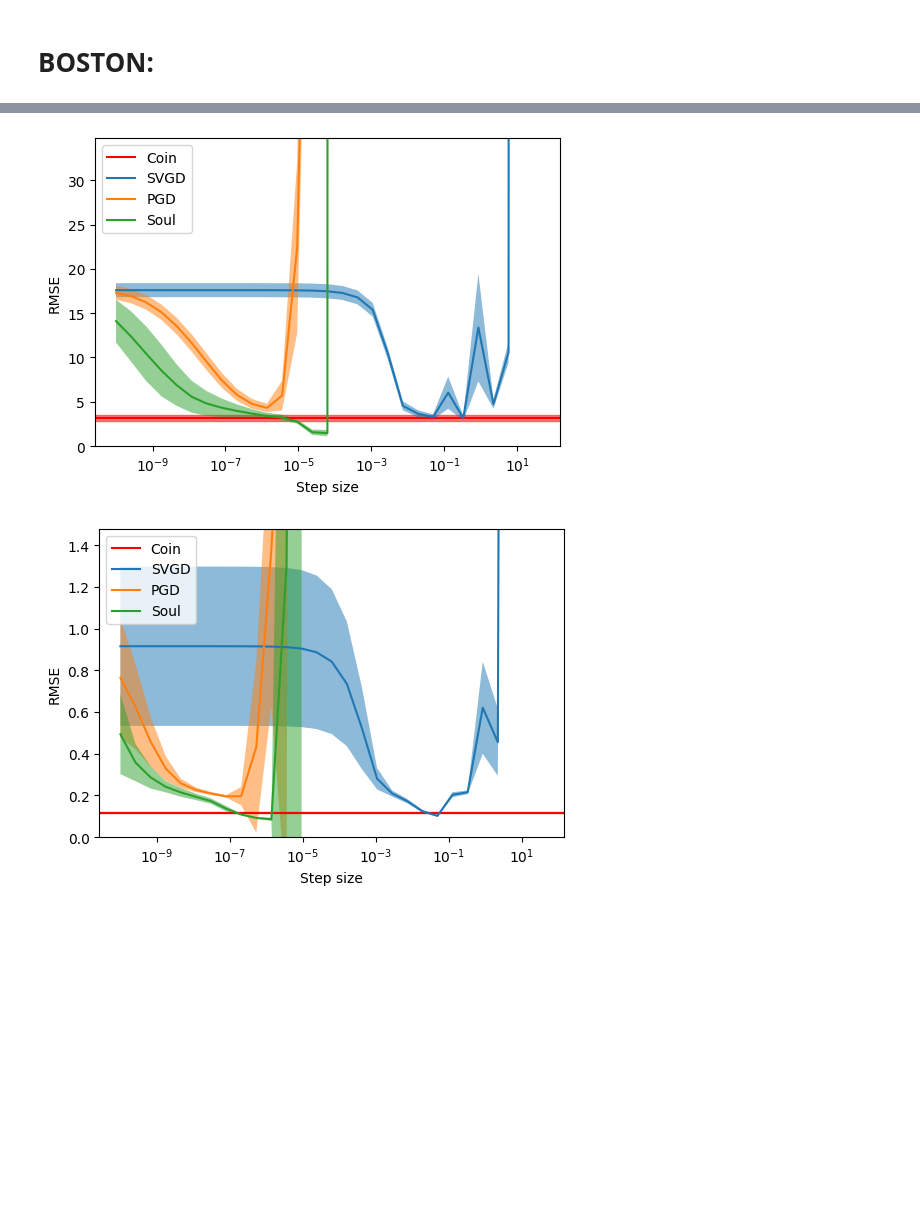
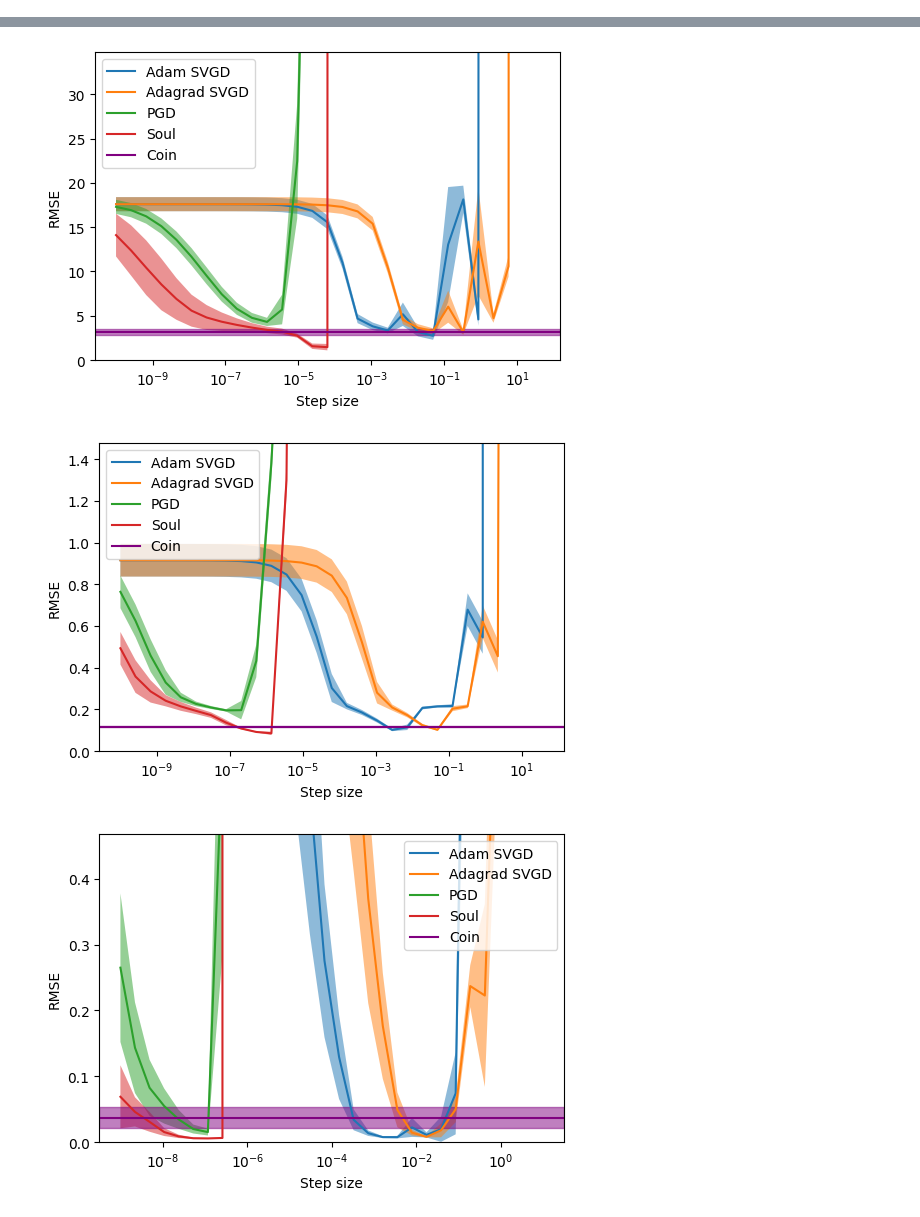
Before and after one commit to chris-nemeth/CoinEM, a Jupyter notebook: new_experiments/uci_bnn/plots.ipynb, the cells around one changed output, grey strips where cells are left out. Saved outputs shown, nothing was run; the diff lists cells and outputs as text; code cells hidden in the pictures; blank space fills up the shorter version.

```diff
--- a/new_experiments/uci_bnn/plots.ipynb
+++ b/new_experiments/uci_bnn/plots.ipynb
@@ -1,5 +1,3 @@
-# %% [markdown]
-# BOSTON:
 # %%
 import jax.numpy as jnp
 import jax.random as jr
@@ -13,7 +11,7 @@ from coinem.uci import Boston
 import matplotlib.pyplot as plt
 # %%
 
-for name in ["Boston", "Concrete", "Energy", "Kin8nm"]: #, "Naval", "Power", "Protein", "Wine", "Yacht"]
+for name in ["Boston", "Concrete", "Energy", "Kin8nm", "Naval", "Power"]:#, "Protein", "Wine", "Yacht"]
 
     with open(f"results/{name}.pkl","rb") as f:
         data = pickle.load(f)
@@ -31,20 +29,16 @@ for name in ["Boston", "Concrete", "Energy", "Kin8nm"]: #, "Naval", "Power", "Pr
     # Index of the iteration to plot
     i = -1
 
-    thresh = 10
+    thresh = 20 * jnp.mean(coin[:, i].std(axis=0))
 
     fig, ax = plt.subplots(figsize=(6, 4))
 
-    # Plot coin
-    ax.axhline(coin[:, i].mean(axis=0), label="Coin", color = "red")
-    ax.axhspan(coin[:, i].mean(axis=0) - coin[:, i].std(axis=0), coin[:, i].mean(axis=0) + coin[:, i].std(axis=0), alpha=0.5, color = "red")
-
     # # Plot adam
-    # ax.plot(step_sizes, adam[:,:,i].mean(axis=0), label='Adam SVGD')
-    # ax.fill_between(step_sizes, adam[:,:,i].mean(axis=0) - jnp.minimum(adam[:,:,i].std(axis=0), thresh), adam[:,:,i].mean(axis=0) + jnp.minimum(adam[:,:,i].std(axis=0), thresh), alpha=0.5)
+    ax.plot(step_sizes, adam[:,:,i].mean(axis=0), label='Adam SVGD')
+    ax.fill_between(step_sizes, adam[:,:,i].mean(axis=0) - jnp.minimum(adam[:,:,i].std(axis=0), thresh), adam[:,:,i].mean(axis=0) + jnp.minimum(adam[:,:,i].std(axis=0), thresh), alpha=0.5)
 
     # Plot ada
-    ax.plot(step_sizes, ada[:,:,i].mean(axis=0), label='SVGD')
+    ax.plot(step_sizes, ada[:,:,i].mean(axis=0), label='Adagrad SVGD')
     ax.fill_between(step_sizes, ada[:,:,i].mean(axis=0) - jnp.minimum(ada[:,:,i].std(axis=0), thresh), ada[:,:,i].mean(axis=0) + jnp.minimum(ada[:,:,i].std(axis=0), thresh), alpha=0.5)
 
     # Plot pgd
@@ -55,6 +49,10 @@ for name in ["Boston", "Concrete", "Energy", "Kin8nm"]: #, "Naval", "Power", "Pr
     ax.plot(step_sizes, soul[:,:,i].mean(axis=0), label='Soul')
     ax.fill_between(step_sizes, soul[:,:,i].mean(axis=0) - jnp.minimum(soul[:,:,i].std(axis=0), thresh), soul[:,:,i].mean(axis=0) + jnp.minimum(soul[:,:,i].std(axis=0), thresh), alpha=0.5)
 
+    # Plot coin
+    ax.axhline(coin[:, i].mean(axis=0), label="Coin", color="purple")
+    ax.axhspan(coin[:, i].mean(axis=0) - coin[:, i].std(axis=0), coin[:, i].mean(axis=0) + coin[:, i].std(axis=0), alpha=0.5, color="purple")
+
 
     plt.ylim(0, 10 * coin.mean())
     plt.xscale('log')
@@ -69,2 +67,3 @@ for name in ["Boston", "Concrete", "Energy", "Kin8nm"]: #, "Naval", "Power", "Pr
-[figure, old version]
+[figure, new version]
-[figure, old version]
+[figure, new version]
+[figure, added]
```
Also changed, not shown: parts of 1 cell of this notebook, 19 other files.
